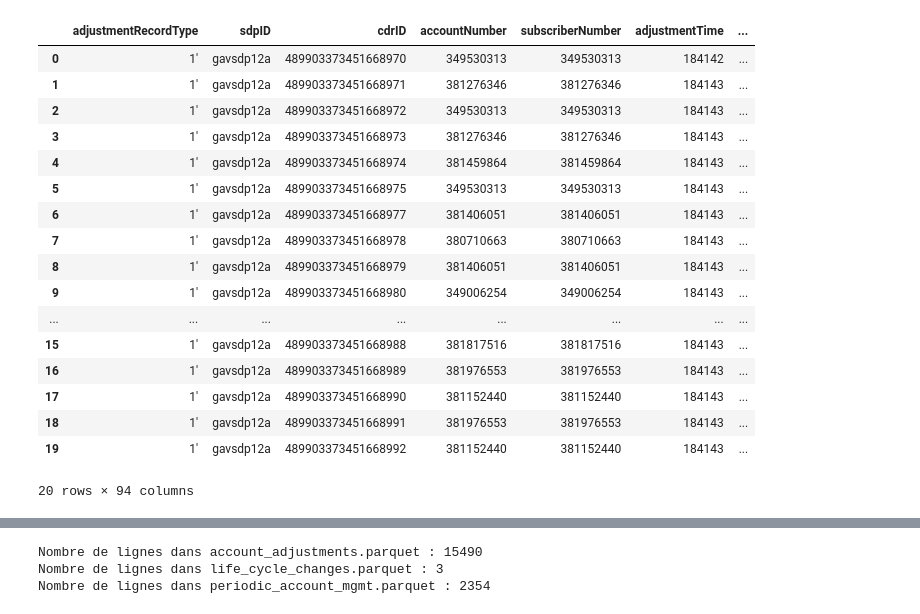
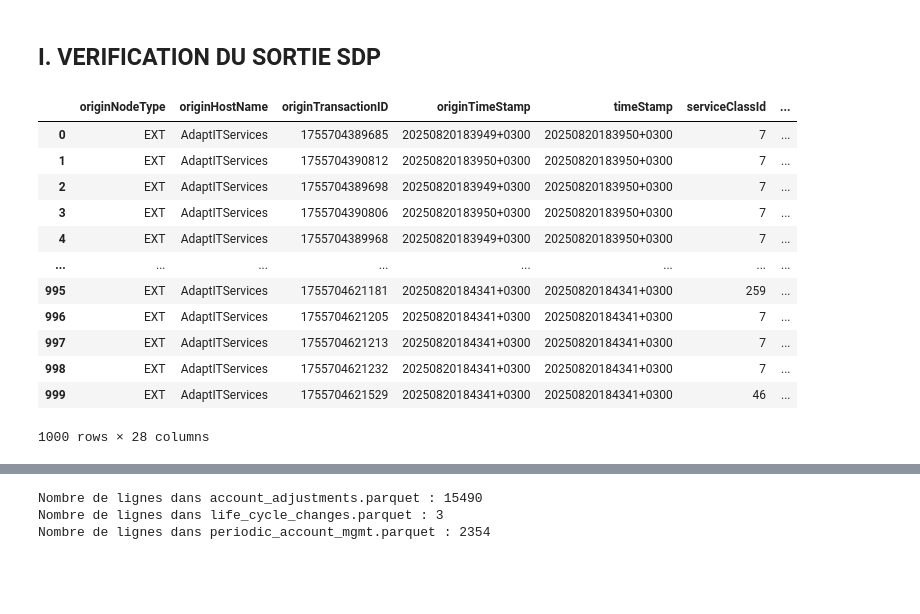
Before and after one commit to EddiRak/BAFM-IA-PROJECT, a Jupyter notebook: verification.ipynb, the cells around one changed output, grey strips where cells are left out. Drawn from its saved outputs; the diff is of its cells as text; code cells hidden in the pictures; blank space fills up the shorter version.

```diff
--- a/verification.ipynb
+++ b/verification.ipynb
@@ -0,0 +1,2 @@
+# %% [markdown]
+## I. VERIFICATION DU SORTIE SDP
@@ -13,23 +15,18 @@ lifecycle_path_df = pd.read_parquet(lifecycle_path)
 periodic_path_df = pd.read_parquet(periodic_path)
 # %%
 # Afficher les premières lignes pour avoir un aperçu
-adj_path_df.head(20)
+periodic_path_df.head(1000)
 # %% [output]
-|  | adjustmentRecordType | sdpID | cdrID | accountNumber | subscriberNumber | adjustmentTime | ... |
-| 0 | 1' | gavsdp12a | 489903373451668970 | 349530313 | 349530313 | 184142 | ... |
-| 1 | 1' | gavsdp12a | 489903373451668971 | 381276346 | 381276346 | 184143 | ... |
-| 2 | 1' | gavsdp12a | 489903373451668972 | 349530313 | 349530313 | 184143 | ... |
-| 3 | 1' | gavsdp12a | 489903373451668973 | 381276346 | 381276346 | 184143 | ... |
-| 4 | 1' | gavsdp12a | 489903373451668974 | 381459864 | 381459864 | 184143 | ... |
-| 5 | 1' | gavsdp12a | 489903373451668975 | 349530313 | 349530313 | 184143 | ... |
-| 6 | 1' | gavsdp12a | 489903373451668977 | 381406051 | 381406051 | 184143 | ... |
-| 7 | 1' | gavsdp12a | 489903373451668978 | 380710663 | 380710663 | 184143 | ... |
-| 8 | 1' | gavsdp12a | 489903373451668979 | 381406051 | 381406051 | 184143 | ... |
-| 9 | 1' | gavsdp12a | 489903373451668980 | 349006254 | 349006254 | 184143 | ... |
+|  | originNodeType | originHostName | originTransactionID | originTimeStamp | timeStamp | serviceClassId | ... |
+| 0 | EXT | AdaptITServices | 1755704389685 | 20250820183949+0300 | 20250820183950+0300 | 7 | ... |
+| 1 | EXT | AdaptITServices | 1755704390812 | 20250820183950+0300 | 20250820183950+0300 | 7 | ... |
+| 2 | EXT | AdaptITServices | 1755704389698 | 20250820183949+0300 | 20250820183950+0300 | 7 | ... |
+| 3 | EXT | AdaptITServices | 1755704390806 | 20250820183950+0300 | 20250820183950+0300 | 7 | ... |
+| 4 | EXT | AdaptITServices | 1755704389968 | 20250820183949+0300 | 20250820183950+0300 | 7 | ... |
 | ... | ... | ... | ... | ... | ... | ... | ... |
-| 15 | 1' | gavsdp12a | 489903373451668988 | 381817516 | 381817516 | 184143 | ... |
-| 16 | 1' | gavsdp12a | 489903373451668989 | 381976553 | 381976553 | 184143 | ... |
-| 17 | 1' | gavsdp12a | 489903373451668990 | 381152440 | 381152440 | 184143 | ... |
-| 18 | 1' | gavsdp12a | 489903373451668991 | 381976553 | 381976553 | 184143 | ... |
-| 19 | 1' | gavsdp12a | 489903373451668992 | 381152440 | 381152440 | 184143 | ... |
+| 995 | EXT | AdaptITServices | 1755704621181 | 20250820184341+0300 | 20250820184341+0300 | 259 | ... |
+| 996 | EXT | AdaptITServices | 1755704621205 | 20250820184341+0300 | 20250820184341+0300 | 7 | ... |
+| 997 | EXT | AdaptITServices | 1755704621213 | 20250820184341+0300 | 20250820184341+0300 | 7 | ... |
+| 998 | EXT | AdaptITServices | 1755704621232 | 20250820184341+0300 | 20250820184341+0300 | 7 | ... |
+| 999 | EXT | AdaptITServices | 1755704621529 | 20250820184341+0300 | 20250820184341+0300 | 46 | ... |
-20 rows × 94 columns
+1000 rows × 28 columns
```
Also changed, not shown: parts of 19 cells of this notebook, 8 other files.
